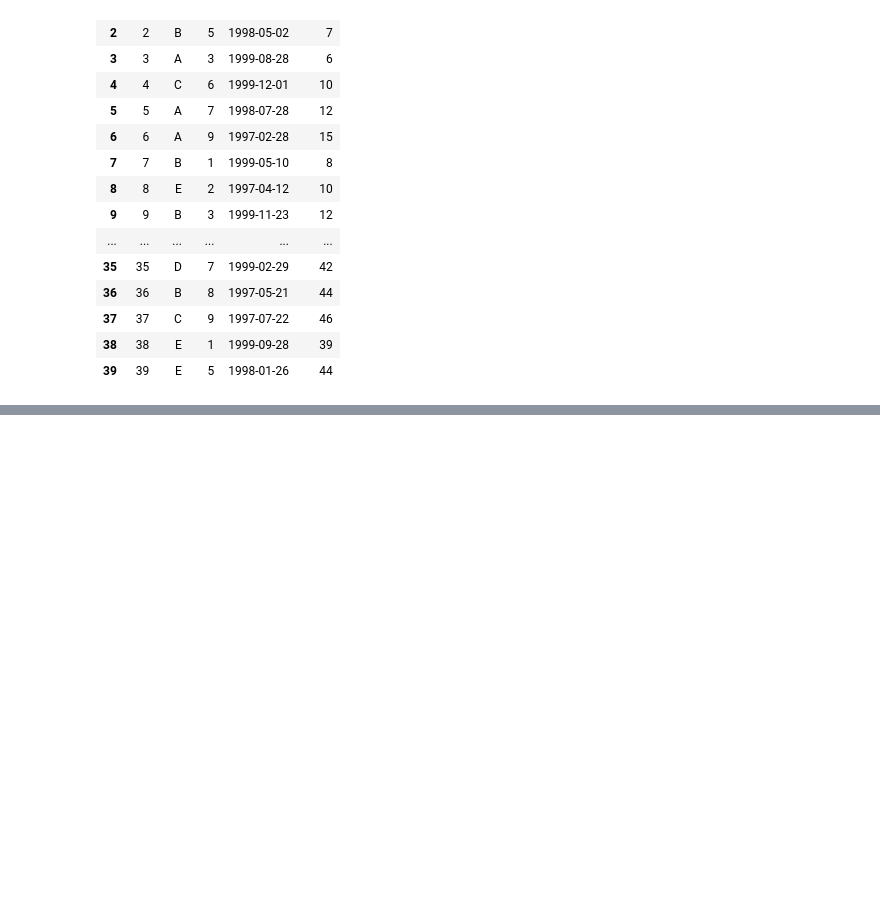
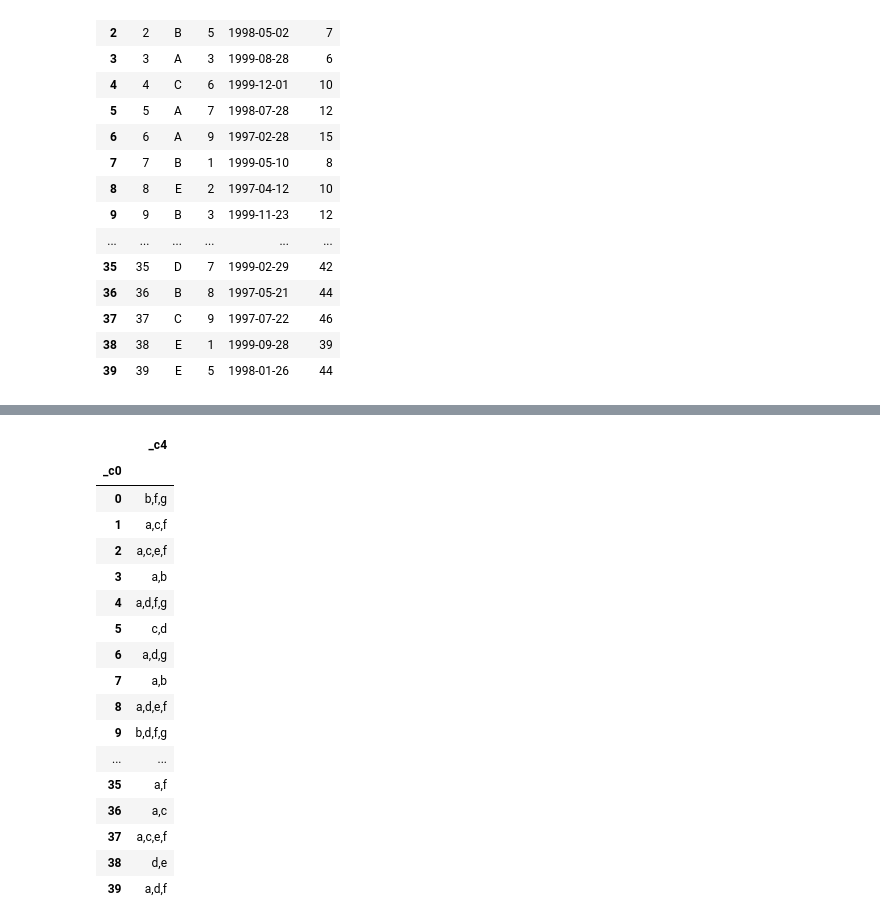
Before and after one commit to ciencia-de-los-datos/programacion-usando-pandas-juaquinteromo, a Jupyter notebook: Solucion.ipynb, the cells around one changed output, grey strips where cells are left out. Drawn from its saved outputs; the diff is of its cells as text; code cells hidden in the pictures; blank space fills up the shorter version.

```diff
--- a/Solucion.ipynb
+++ b/Solucion.ipynb
@@ -128,0 +161,23 @@ tbl0
+# %%
+registros= tbl1.groupby('_c0')['_c4'].apply(lambda x:  ','.join(map(str,sorted(list(x)))) )
+registros= pd.DataFrame(registros)
+registros
+# %% [output]
+|  | _c4 |
+| _c0 |  |
+| 0 | b,f,g |
+| 1 | a,c,f |
+| 2 | a,c,e,f |
+| 3 | a,b |
+| 4 | a,d,f,g |
+| 5 | c,d |
+| 6 | a,d,g |
+| 7 | a,b |
+| 8 | a,d,e,f |
+| 9 | b,d,f,g |
+| ... | ... |
+| 35 | a,f |
+| 36 | a,c |
+| 37 | a,c,e,f |
+| 38 | d,e |
+| 39 | a,d,f |
```
Also changed, not shown: parts of 2 cells of this notebook, 1 other file.
